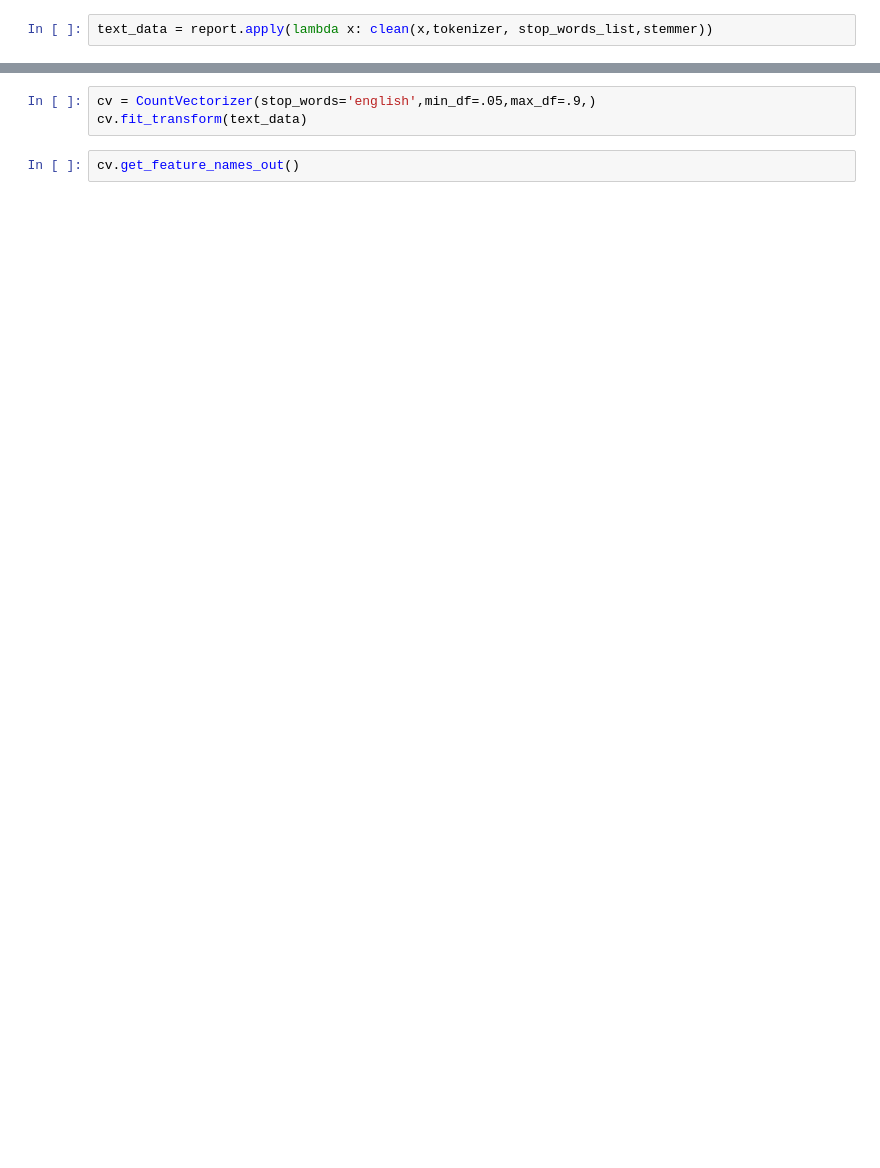
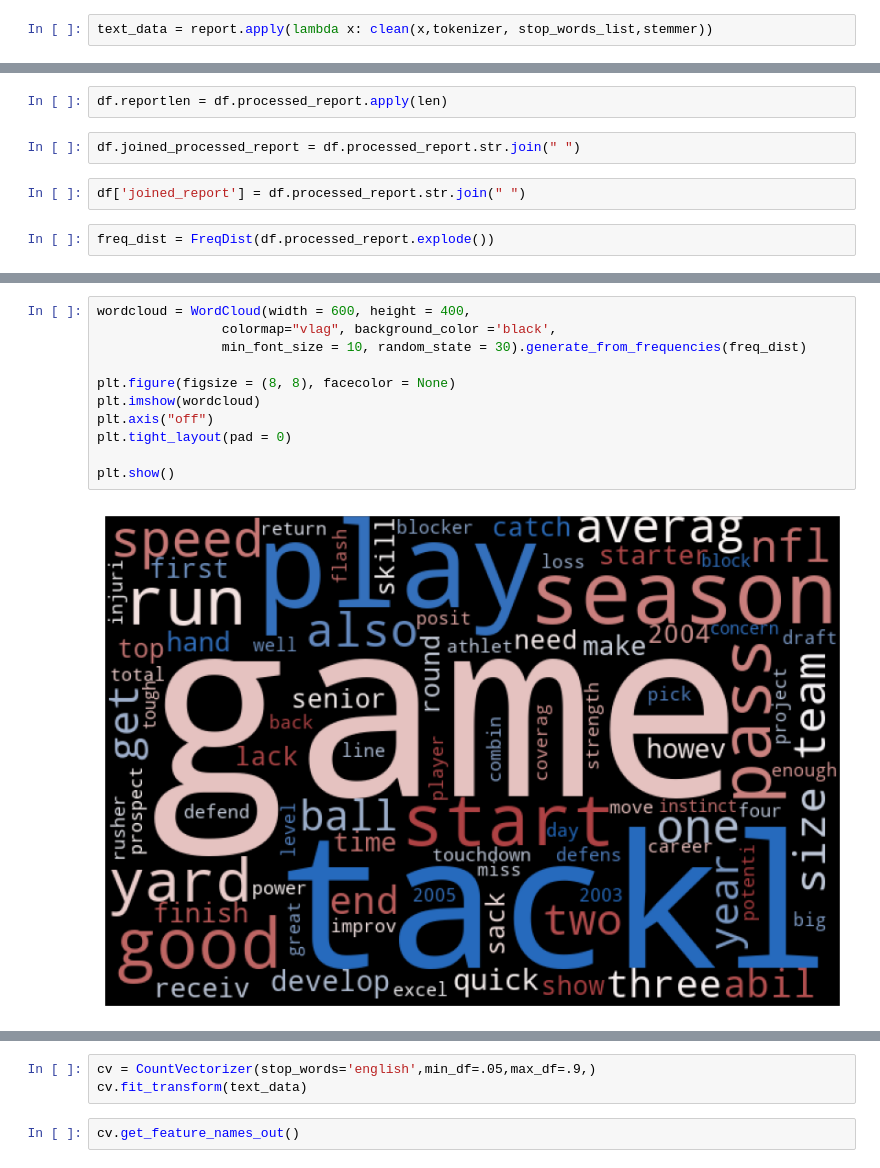
Before and after one commit to jpalgon/Draft_Scouting, a Jupyter notebook: Pre-Processing and EDA.ipynb, the cells around one changed output, grey strips where cells are left out. Saved outputs shown, nothing was run; the diff lists cells and outputs as text; blank space fills up the shorter version.

```diff
--- a/Pre-Processing and EDA.ipynb
+++ b/Pre-Processing and EDA.ipynb
@@ -27,0 +143,8 @@ report['processed_report'] = text_data
+# %%
+df.reportlen = df.processed_report.apply(len)
+# %%
+df.joined_processed_report = df.processed_report.str.join(" ")
+# %%
+df['joined_report'] = df.processed_report.str.join(" ")
+# %%
+freq_dist = FreqDist(df.processed_report.explode())
@@ -27,0 +171,13 @@ report['processed_report'] = text_data
+# %%
+wordcloud = WordCloud(width = 600, height = 400,
+                colormap="vlag", background_color ='black',
+                min_font_size = 10, random_state = 30).generate_from_frequencies(freq_dist)
+
+plt.figure(figsize = (8, 8), facecolor = None)
+plt.imshow(wordcloud)
+plt.axis("off")
+plt.tight_layout(pad = 0)
+
+plt.show()
+# %% [output]
+[figure, added]
```
Also changed, not shown: parts of 21 cells of this notebook, 1 other file.
